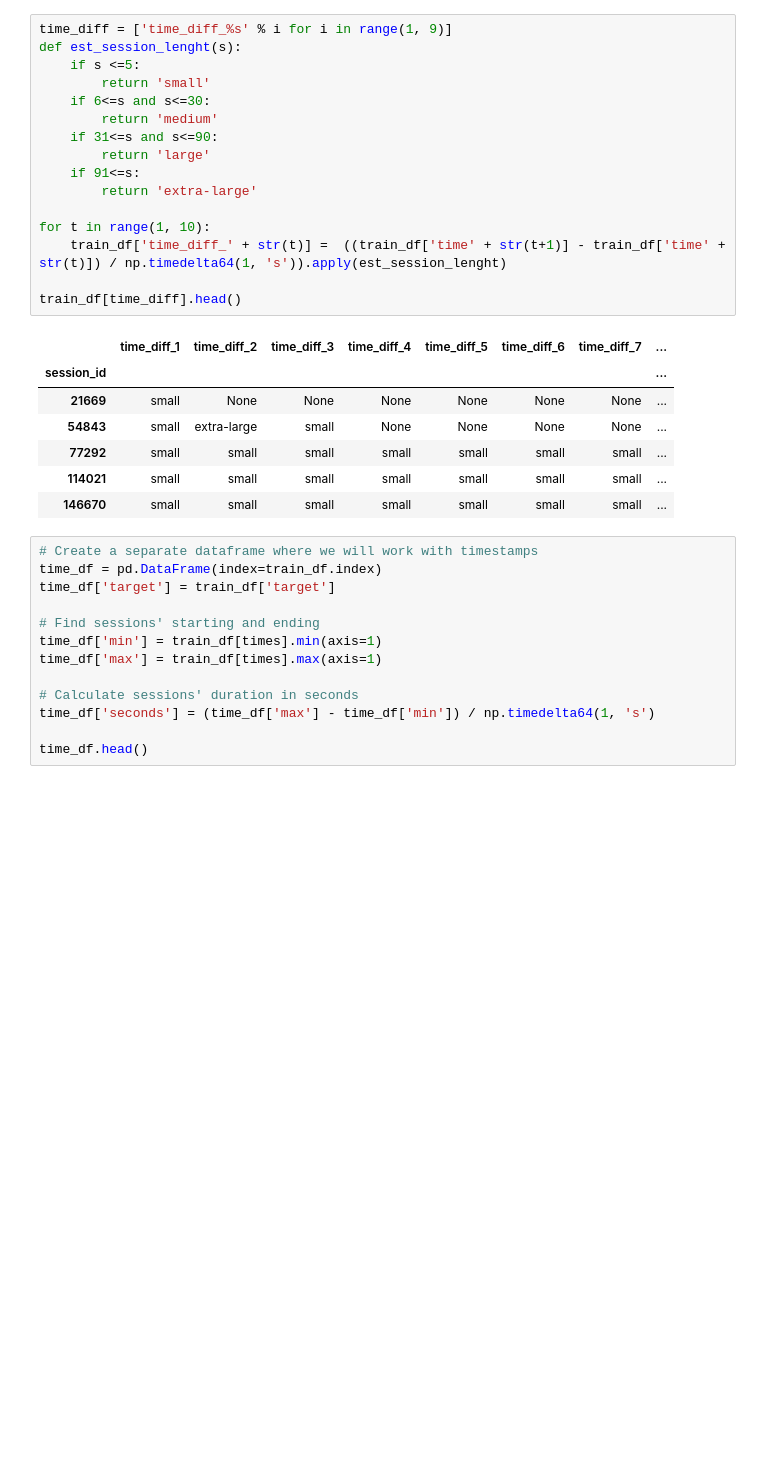
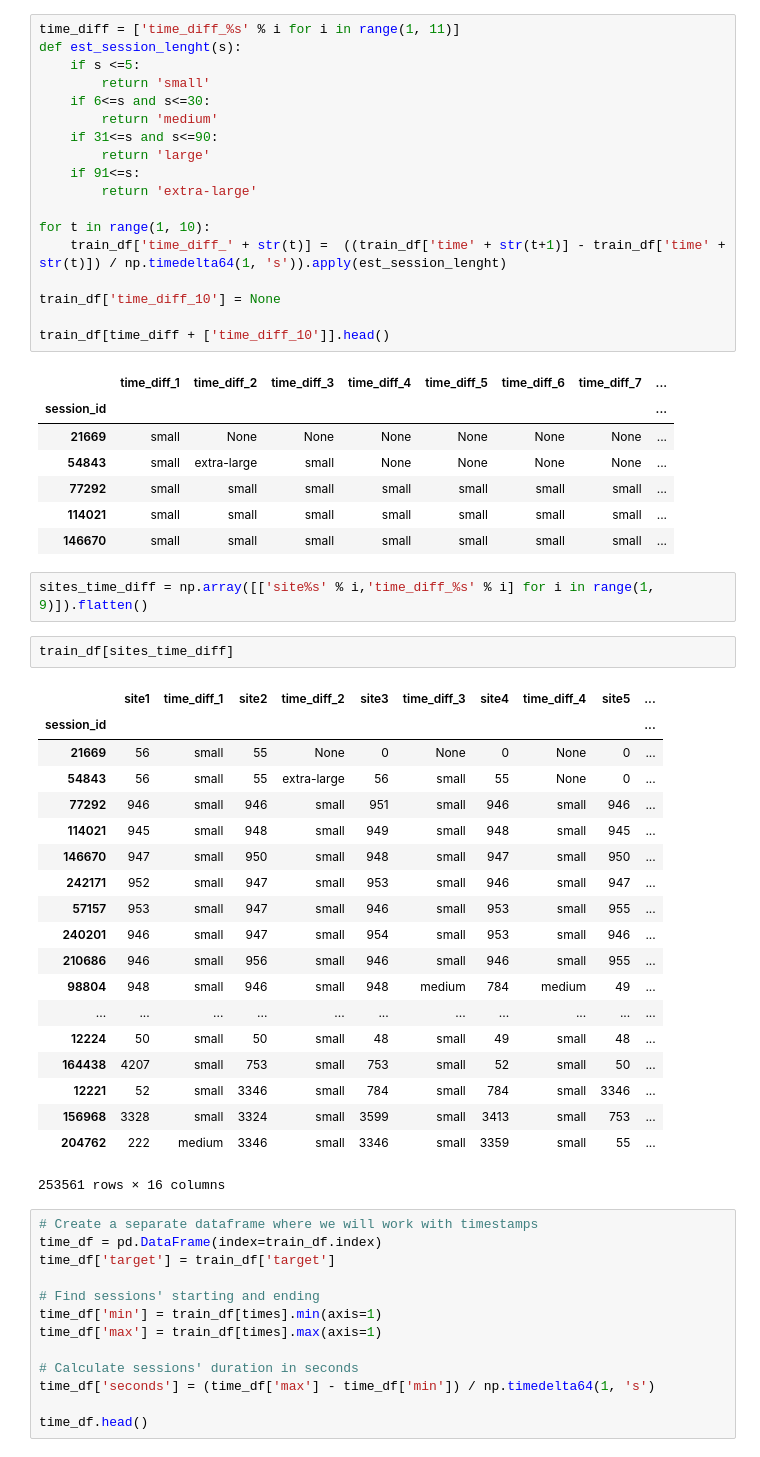
Before and after one commit to korolm/kaggle-mlcourse, a Jupyter notebook: assignment2/alice/assignment2_part1_alice_logistic_regression.ipynb, the cells around one changed output. Saved outputs shown, nothing was run; the diff lists cells and outputs as text; blank space fills up the shorter version.

```diff
--- a/assignment2/alice/assignment2_part1_alice_logistic_regression.ipynb
+++ b/assignment2/alice/assignment2_part1_alice_logistic_regression.ipynb
@@ -226,7 +226,7 @@ train_df[time_diff + ['diff_max']].describe()
 | 75% | 4.000000 | 4.000000 | 4.000000 | 4.000000 | 4.000000 | 4.000000 | 4.000000 | ... |
 | max | 1800.000000 | 1800.000000 | 1799.000000 | 1798.000000 | 1770.000000 | 1795.000000 | 1781.000000 | ... |
 # %%
-time_diff = ['time_diff_%s' % i for i in range(1, 9)]
+time_diff = ['time_diff_%s' % i for i in range(1, 11)]
 def est_session_lenght(s):
     if s <=5:
         return 'small'
@@ -240,7 +240,9 @@ def est_session_lenght(s):
 for t in range(1, 10):
     train_df['time_diff_' + str(t)] =  ((train_df['time' + str(t+1)] - train_df['time' + str(t)]) / np.timedelta64(1, 's')).apply(est_session_lenght)
 
-train_df[time_diff].head()
+train_df['time_diff_10'] = None
+
+train_df[time_diff + ['time_diff_10']].head()
 # %% [output]
 |  | time_diff_1 | time_diff_2 | time_diff_3 | time_diff_4 | time_diff_5 | time_diff_6 | time_diff_7 | ... |
 | session_id |  |  |  |  |  |  |  | ... |
@@ -249,6 +251,30 @@ train_df[time_diff].head()
 | 77292 | small | small | small | small | small | small | small | ... |
 | 114021 | small | small | small | small | small | small | small | ... |
 | 146670 | small | small | small | small | small | small | small | ... |
+# %%
+sites_time_diff = np.array([['site%s' % i,'time_diff_%s' % i] for i in range(1, 9)]).flatten()
+# %%
+train_df[sites_time_diff]
+# %% [output]
+|  | site1 | time_diff_1 | site2 | time_diff_2 | site3 | time_diff_3 | site4 | time_diff_4 | site5 | ... |
+| session_id |  |  |  |  |  |  |  |  |  | ... |
+| 21669 | 56 | small | 55 | None | 0 | None | 0 | None | 0 | ... |
+| 54843 | 56 | small | 55 | extra-large | 56 | small | 55 | None | 0 | ... |
+| 77292 | 946 | small | 946 | small | 951 | small | 946 | small | 946 | ... |
+| 114021 | 945 | small | 948 | small | 949 | small | 948 | small | 945 | ... |
+| 146670 | 947 | small | 950 | small | 948 | small | 947 | small | 950 | ... |
+| 242171 | 952 | small | 947 | small | 953 | small | 946 | small | 947 | ... |
+| 57157 | 953 | small | 947 | small | 946 | small | 953 | small | 955 | ... |
+| 240201 | 946 | small | 947 | small | 954 | small | 953 | small | 946 | ... |
+| 210686 | 946 | small | 956 | small | 946 | small | 946 | small | 955 | ... |
+| 98804 | 948 | small | 946 | small | 948 | medium | 784 | medium | 49 | ... |
+| ... | ... | ... | ... | ... | ... | ... | ... | ... | ... | ... |
+| 12224 | 50 | small | 50 | small | 48 | small | 49 | small | 48 | ... |
+| 164438 | 4207 | small | 753 | small | 753 | small | 52 | small | 50 | ... |
+| 12221 | 52 | small | 3346 | small | 784 | small | 784 | small | 3346 | ... |
+| 156968 | 3328 | small | 3324 | small | 3599 | small | 3413 | small | 753 | ... |
+| 204762 | 222 | medium | 3346 | small | 3346 | small | 3359 | small | 55 | ... |
+253561 rows × 16 columns
 # %%
 # Create a separate dataframe where we will work with timestamps
 time_df = pd.DataFrame(index=train_df.index)
```
Also changed, not shown: 7 other files.
